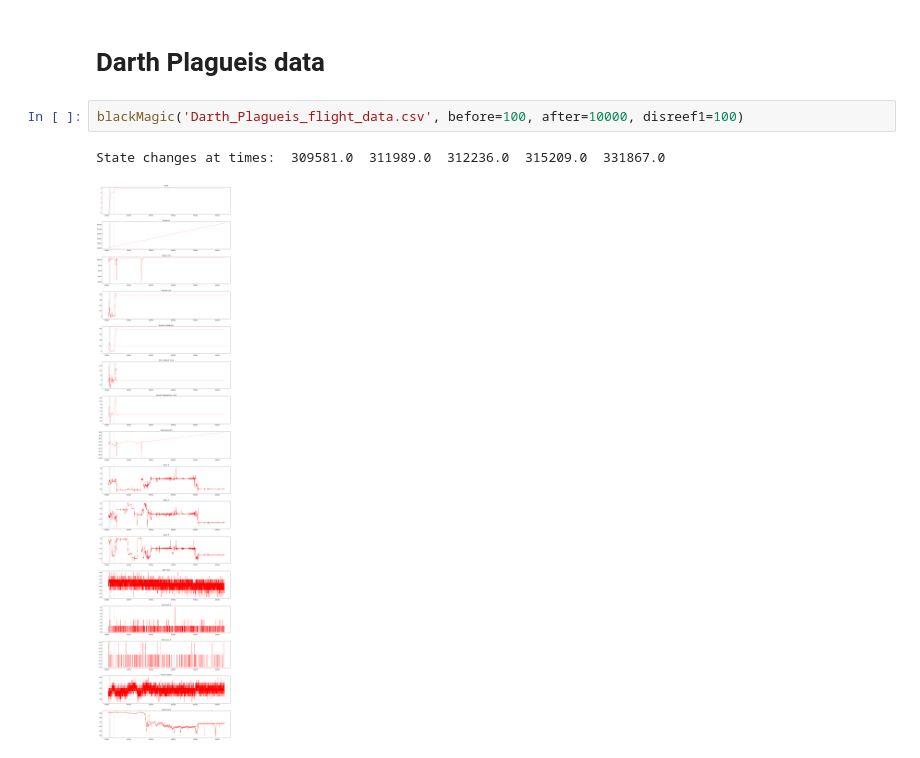
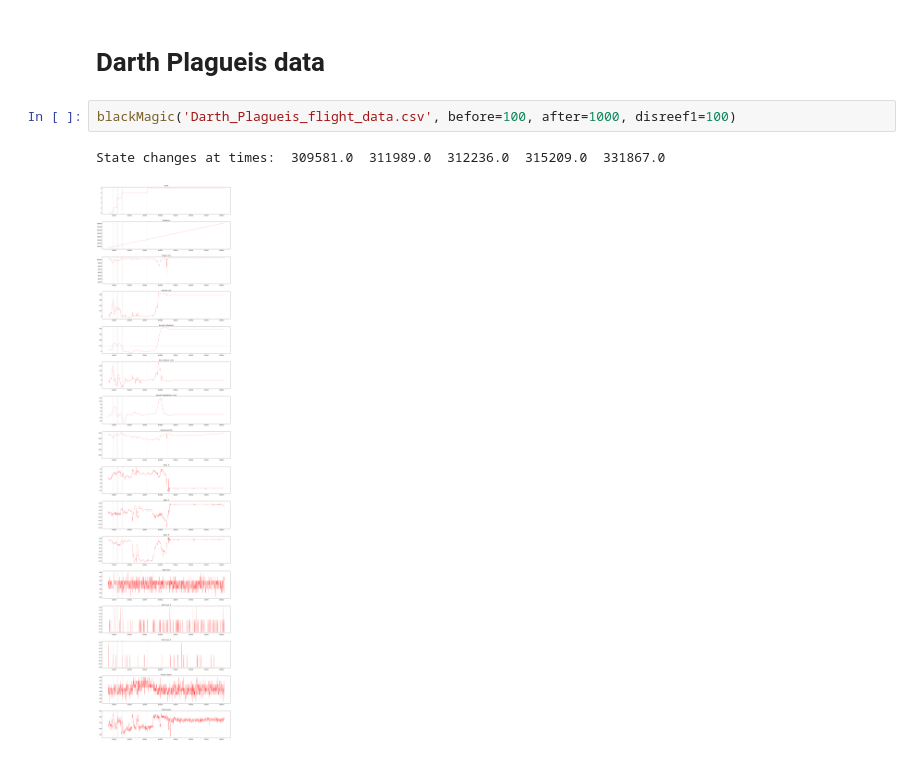
Before and after one commit to AerospaceNU/dpf-line-cutter, a Jupyter notebook: code/launch archive/2021-10-24 StAlbansMarman/SUMMARY.ipynb, the cells around one changed output. Cells and saved outputs as stored; diff of their text form.

Commit message:
changed graphing window

```diff
--- a/code/launch archive/2021-10-24 StAlbansMarman/SUMMARY.ipynb
+++ b/code/launch archive/2021-10-24 StAlbansMarman/SUMMARY.ipynb
@@ -14,7 +14,7 @@ from summaryCode import blackMagic
 # %% [markdown]
 # Darth Plagueis data
 # %%
-blackMagic('Darth_Plagueis_flight_data.csv', before=100, after=10000, disreef1=100)
+blackMagic('Darth_Plagueis_flight_data.csv', before=100, after=1000, disreef1=100)
 # %% [output]
 State changes at times:  309581.0  311989.0  312236.0  315209.0  331867.0
-[figure, old version]
+[figure, new version]
```
